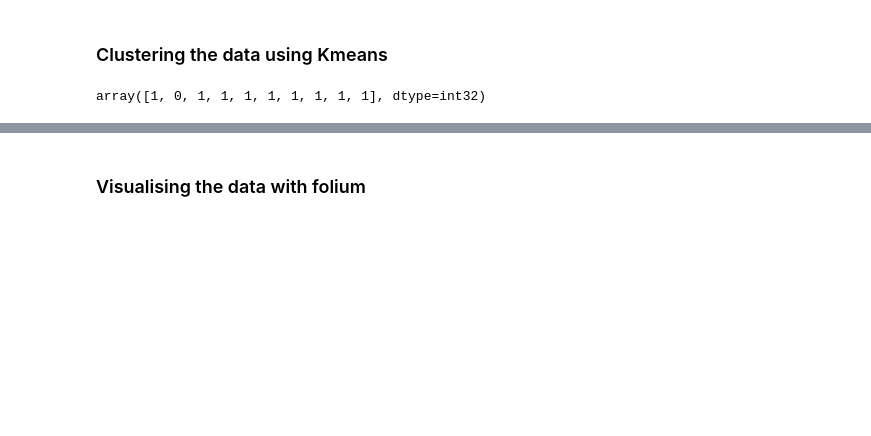
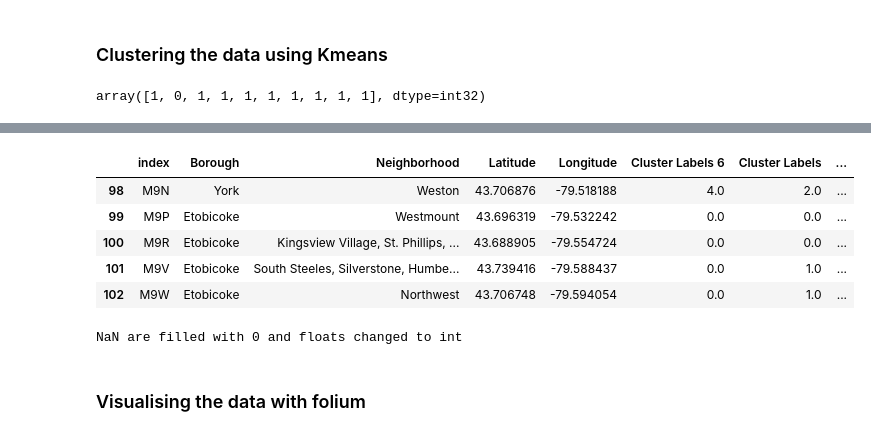
Before and after one commit to Muracid/Capstone-coursera, a Jupyter notebook: final submission week 3_4.ipynb, the cells around one changed output, grey strips where cells are left out. Cells and saved outputs as stored; diff of their text form; code cells hidden in the pictures; blank space fills up the shorter version.

```diff
--- a/final submission week 3_4.ipynb
+++ b/final submission week 3_4.ipynb
@@ -475,3 +469,19 @@ Name: Cluster Labels, dtype: int64
+# %%
+Toronto_merged.tail()
+# %% [output]
+|  | index | Borough | Neighborhood | Latitude | Longitude | Cluster Labels 6 | Cluster Labels | ... |
+| 98 | M9N | York | Weston | 43.706876 | -79.518188 | 4.0 | 2.0 | ... |
+| 99 | M9P | Etobicoke | Westmount | 43.696319 | -79.532242 | 0.0 | 0.0 | ... |
+| 100 | M9R | Etobicoke | Kingsview Village, St. Phillips, ... | 43.688905 | -79.554724 | 0.0 | 0.0 | ... |
+| 101 | M9V | Etobicoke | South Steeles, Silverstone, Humbe... | 43.739416 | -79.588437 | 0.0 | 1.0 | ... |
+| 102 | M9W | Etobicoke | Northwest | 43.706748 | -79.594054 | 0.0 | 1.0 | ... |
+# %%
+Toronto_merged.fillna(0, inplace = True)
+Toronto_merged['Cluster Labels'].astype(int)
+Toronto_merged['Cluster Labels 6'].astype(int)
+print ('NaN are filled with 0 and floats changed to int')
+# %% [output]
+NaN are filled with 0 and floats changed to int
 # %% [markdown]
 ### Visualising the data with folium
 # %%
```
Also changed, not shown: parts of 4 cells of this notebook.
